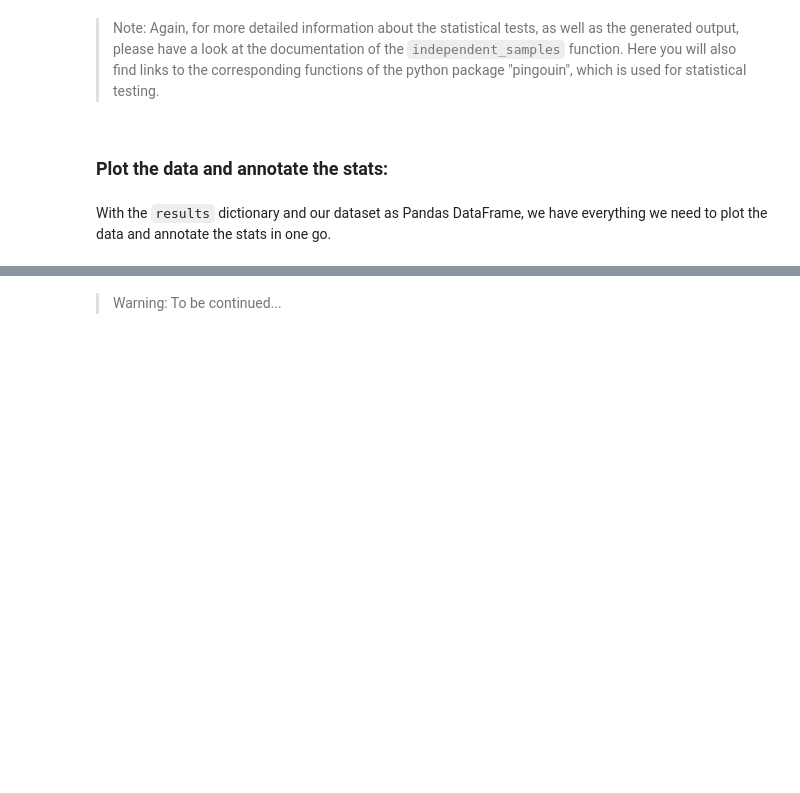
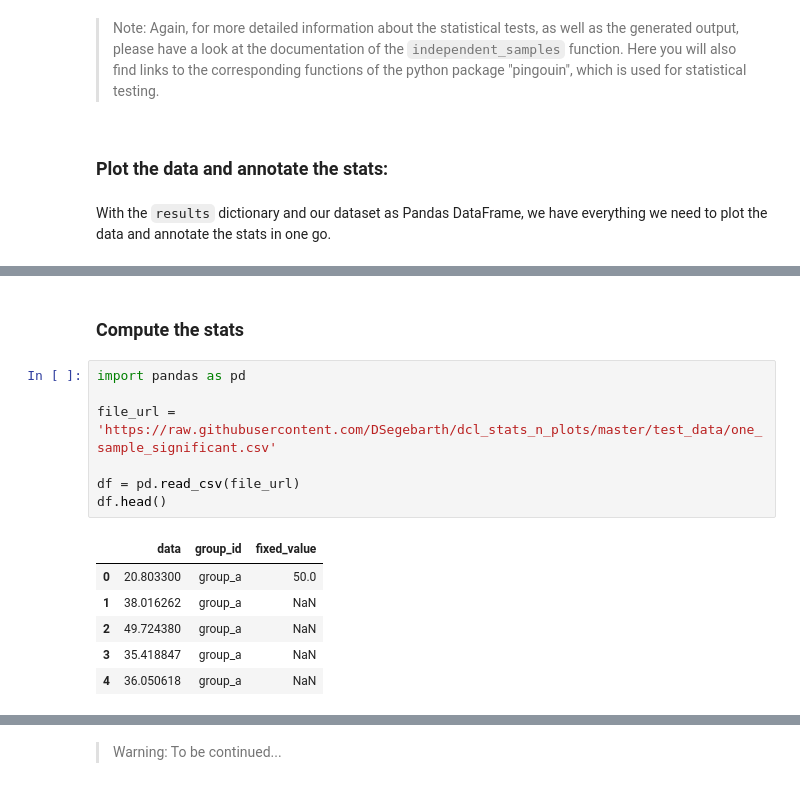
Before and after one commit to Defense-Circuits-Lab/stats_n_plots, a Jupyter notebook: 03_api_tutorial.ipynb, the cells around one changed output, grey strips where cells are left out. Saved outputs shown, nothing was run; the diff lists cells and outputs as text; blank space fills up the shorter version.

```diff
--- a/03_api_tutorial.ipynb
+++ b/03_api_tutorial.ipynb
@@ -76,0 +128,16 @@ plots.plot_independent_samples(df, plot_type = 'stripplot')
+# %% [markdown]
+### Compute the stats
+# %%
+import pandas as pd
+
+file_url = 'https://raw.githubusercontent.com/DSegebarth/dcl_stats_n_plots/master/test_data/one_sample_significant.csv'
+
+df = pd.read_csv(file_url)
+df.head()
+# %% [output]
+|  | data | group_id | fixed_value |
+| 0 | 20.803300 | group_a | 50.0 |
+| 1 | 38.016262 | group_a | NaN |
+| 2 | 49.724380 | group_a | NaN |
+| 3 | 35.418847 | group_a | NaN |
+| 4 | 36.050618 | group_a | NaN |
```
Also changed, not shown: parts of 36 cells of this notebook, 5 other files.
